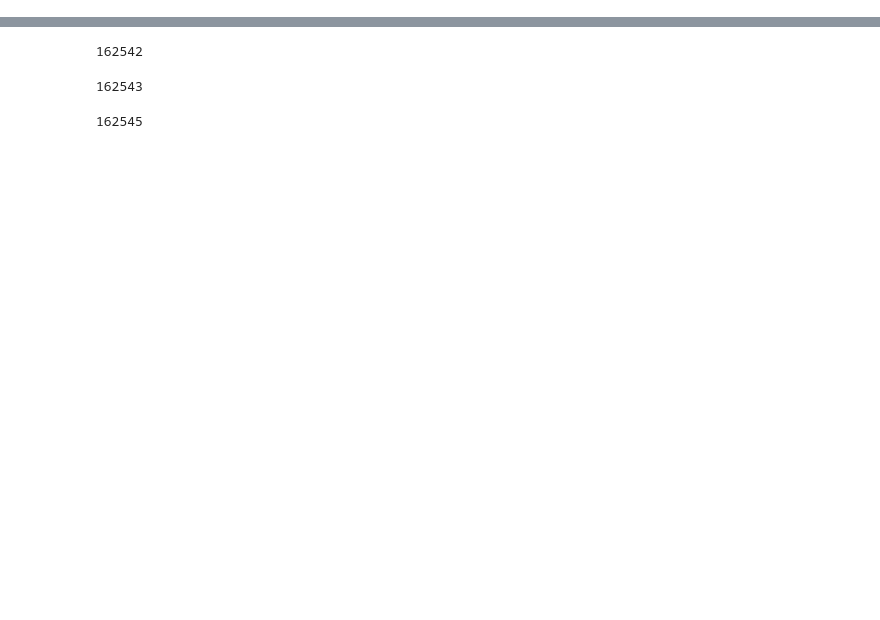
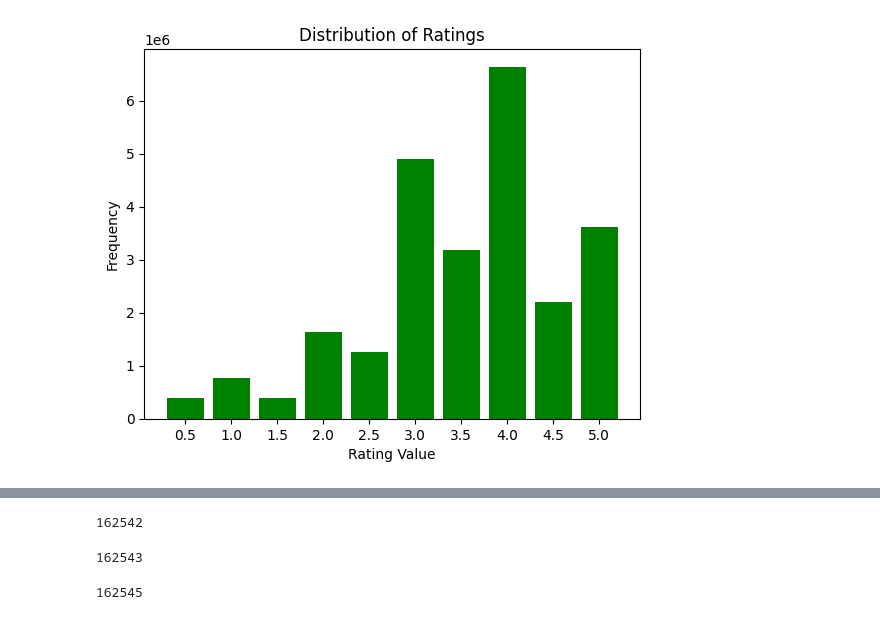
Before and after one commit to JamesHund/Recommender-System, a Jupyter notebook: demo.ipynb, the cells around one changed output, grey strips where cells are left out. Cells and saved outputs as stored; diff of their text form; code cells hidden in the pictures; blank space fills up the shorter version.

```diff
--- a/demo.ipynb
+++ b/demo.ipynb
@@ -11,0 +24,4 @@ The autoreload extension is already loaded. To reload it, use:
+# %%
+plot_ratings_distribution(rec)
+# %% [output]
+[figure, added]
```
Also changed, not shown: parts of 18 cells of this notebook, 3 other files.
